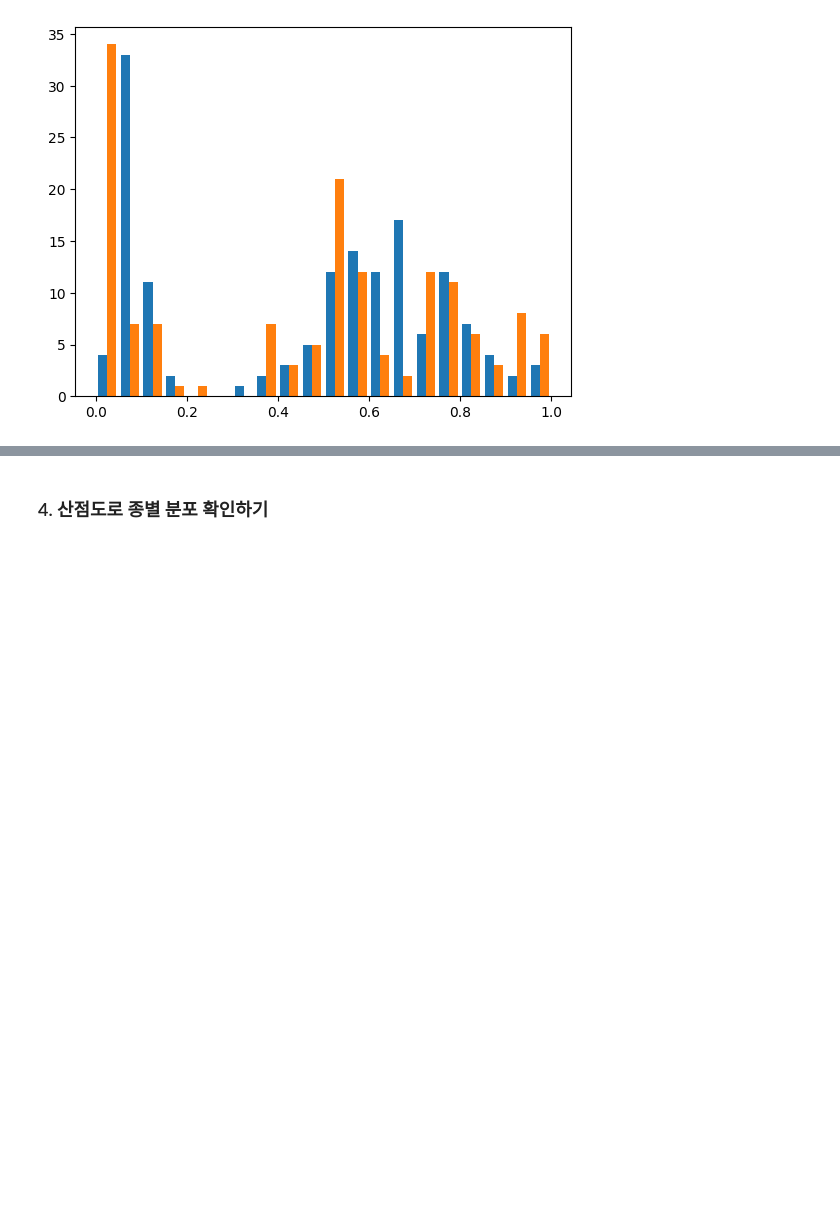
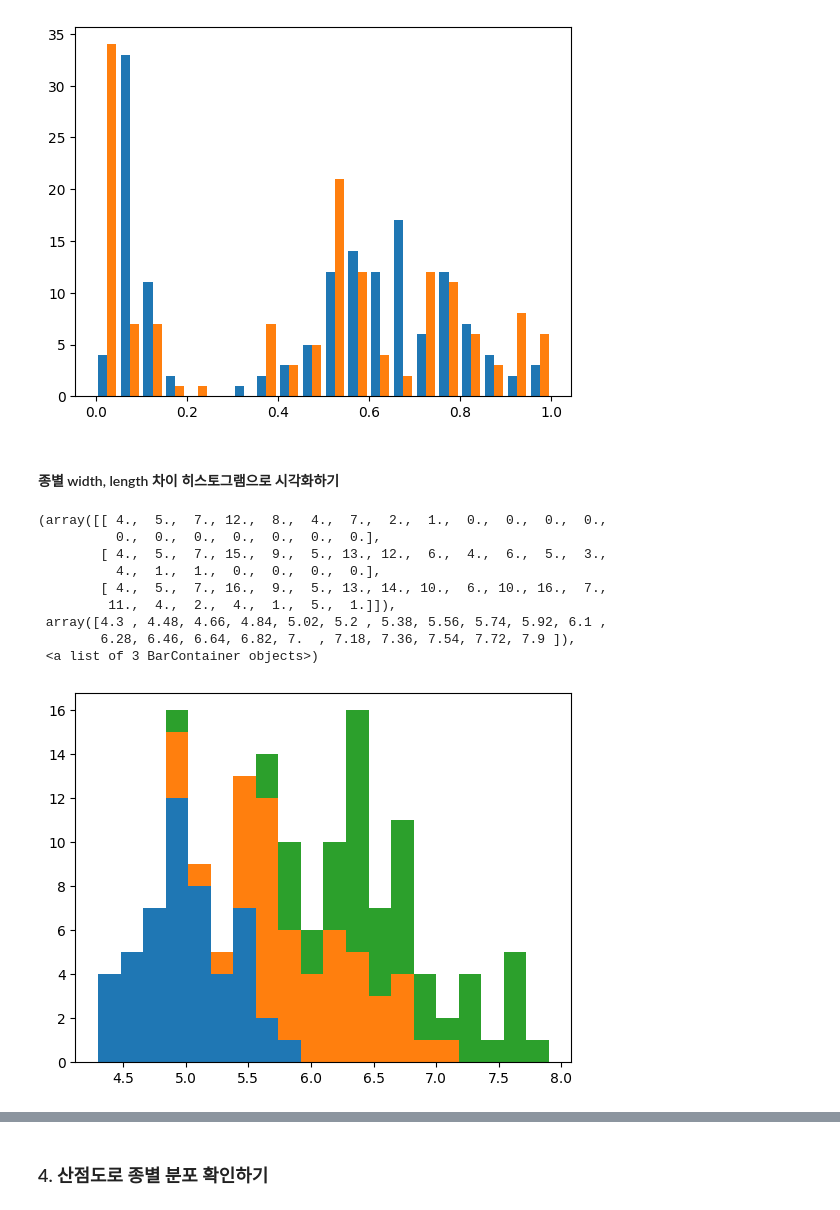
Before and after one commit to Nedian0Brien/DeepLearning_lecture, a Jupyter notebook: 과제2 코드.ipynb, the cells around one changed output, grey strips where cells are left out. Saved outputs shown, nothing was run; the diff lists cells and outputs as text; code cells hidden in the pictures; blank space fills up the shorter version.

```diff
--- a/과제2 코드.ipynb
+++ b/과제2 코드.ipynb
@@ -112,3 +112,24 @@ plt.hist(x=[df_iris['petal_length'], df_iris['petal_width']], bins=20)
         0.55, 0.6 , 0.65, 0.7 , 0.75, 0.8 , 0.85, 0.9 , 0.95, 1.  ]),
  <a list of 2 BarContainer objects>)
 [figure]
+# %% [markdown]
+#### 종별 width, length 차이 히스토그램으로 시각화하기
+# %%
+plt.hist(x=[df_iris.sepal_length[df_iris['species_encoded'] == 0],
+            df_iris.sepal_length[df_iris['species_encoded'] == 1],
+            df_iris.sepal_length[df_iris['species_encoded'] == 2]
+            ],
+         histtype='barstacked',
+         label=['setosa', 'versicolor', 'virginica'],
+         bins=20)
+# %% [output]
+(array([[ 4.,  5.,  7., 12.,  8.,  4.,  7.,  2.,  1.,  0.,  0.,  0.,  0.,
+          0.,  0.,  0.,  0.,  0.,  0.,  0.],
+        [ 4.,  5.,  7., 15.,  9.,  5., 13., 12.,  6.,  4.,  6.,  5.,  3.,
+          4.,  1.,  1.,  0.,  0.,  0.,  0.],
+        [ 4.,  5.,  7., 16.,  9.,  5., 13., 14., 10.,  6., 10., 16.,  7.,
+         11.,  4.,  2.,  4.,  1.,  5.,  1.]]),
+ array([4.3 , 4.48, 4.66, 4.84, 5.02, 5.2 , 5.38, 5.56, 5.74, 5.92, 6.1 ,
+        6.28, 6.46, 6.64, 6.82, 7.  , 7.18, 7.36, 7.54, 7.72, 7.9 ]),
+ <a list of 3 BarContainer objects>)
+[figure, added]
```
Also changed, not shown: parts of 4 cells of this notebook.
